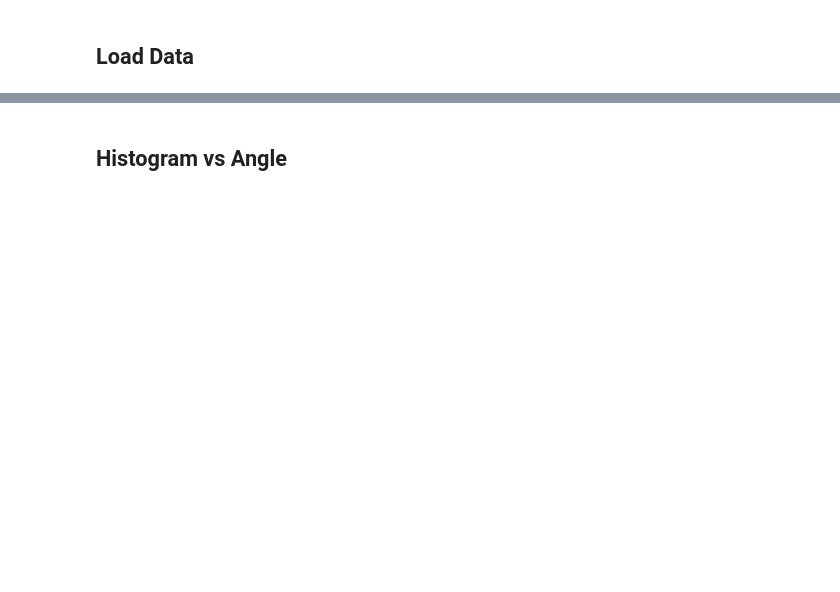
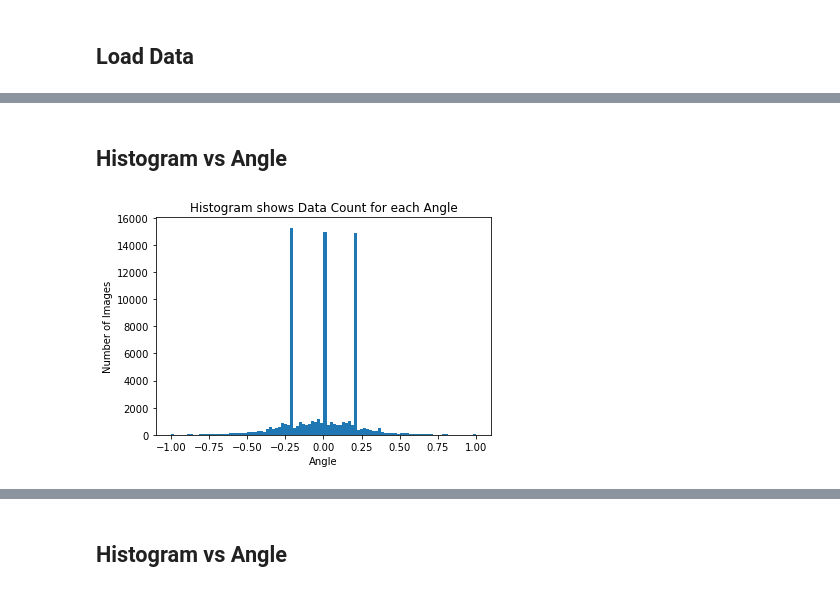
Before and after one commit to NotInControl/Project_3-Behavioral-Cloning, a Jupyter notebook: Network.ipynb, the cells around one changed output, grey strips where cells are left out. Saved outputs shown, nothing was run; the diff lists cells and outputs as text; code cells hidden in the pictures; blank space fills up the shorter version.

```diff
--- a/Network.ipynb
+++ b/Network.ipynb
@@ -61,0 +152,12 @@ y_train Steering Angle Shape (24108,)
+# %% [markdown]
+## Histogram vs Angle
+# %%
+
+# histogram of label frequency
+plt.hist(y_train, bins=100, range=(-1,1))
+plt.title("Histogram shows Data Count for each Angle")
+plt.xlabel("Angle")
+plt.ylabel("Number of Images")
+plt.show()
+# %% [output]
+[figure, added]
```
Also changed, not shown: parts of 24 cells of this notebook, 12 other files.
